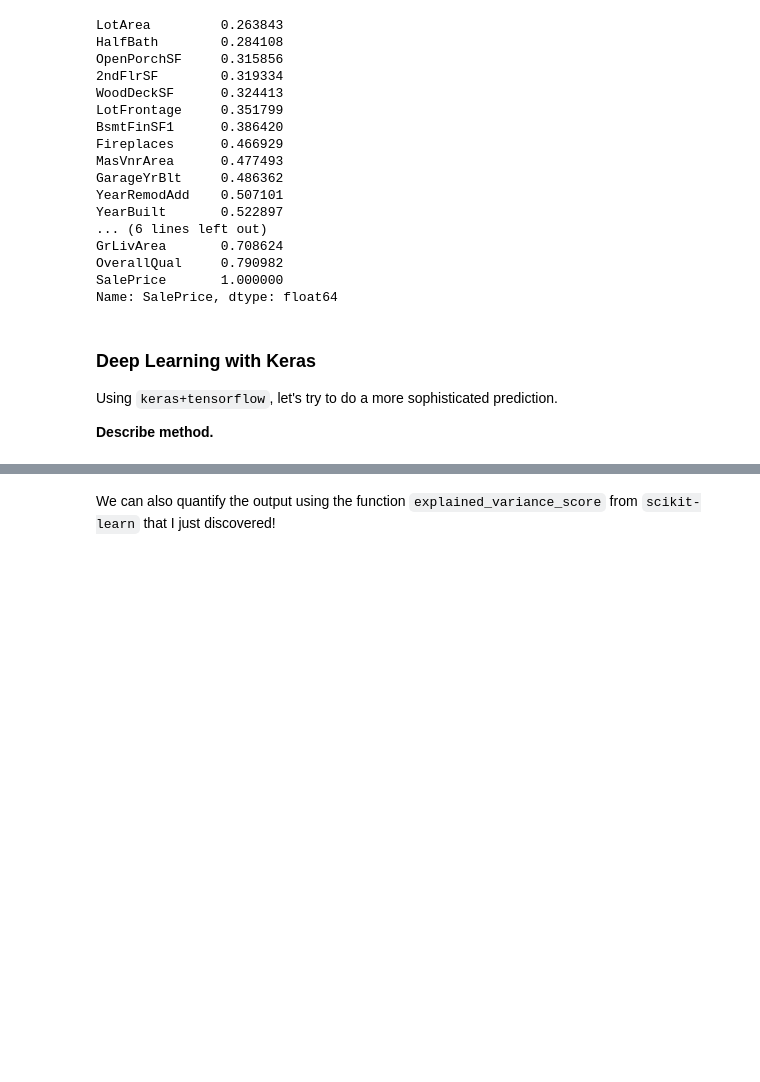
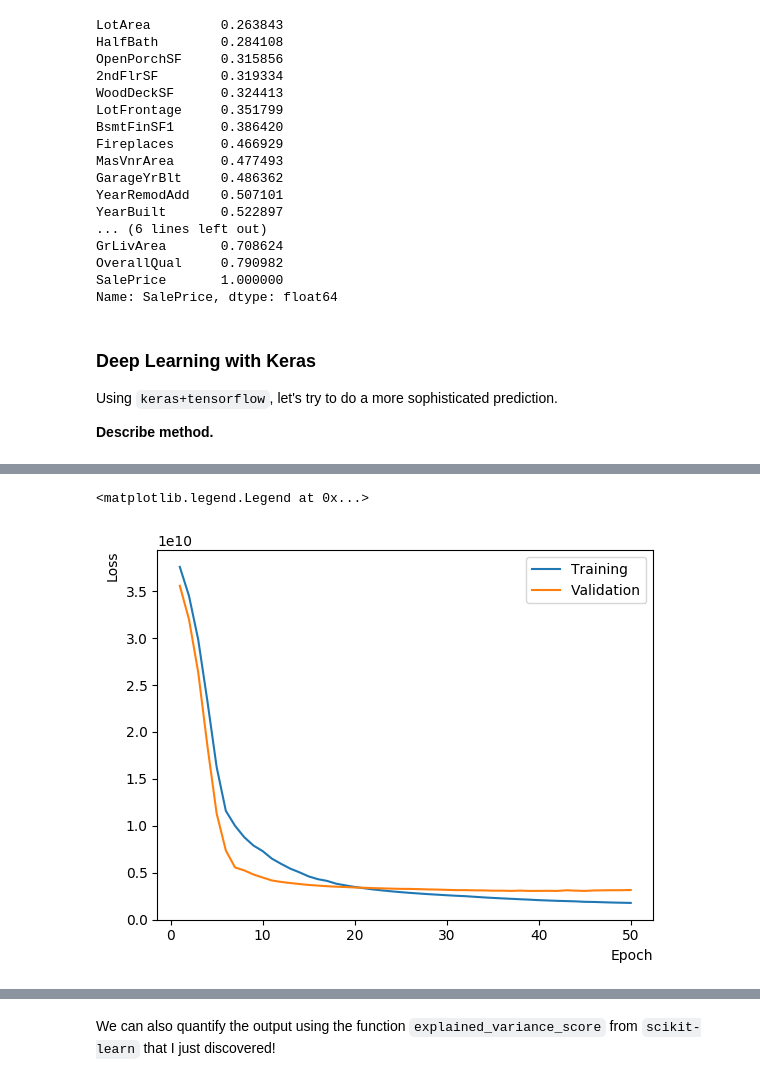
Before and after one commit to demarley/figment, a Jupyter notebook: python/2-housing_prices.ipynb, the cells around one changed output, grey strips where cells are left out. Drawn from its saved outputs; the diff is of its cells as text; code cells hidden in the pictures; blank space fills up the shorter version.

```diff
--- a/python/2-housing_prices.ipynb
+++ b/python/2-housing_prices.ipynb
@@ -148,3 +147,21 @@ Epoch 50/50
+# %%
+# Plot the loss for training and validation sets
+fig,ax = plt.subplots()
+
+loss     = history.history['loss']
+val_loss = history.history.get('val_loss')
+
+x = range(1,len(loss)+1)
+plt.plot(x,loss,    label='Training')
+plt.plot(x,val_loss,label="Validation")
+
+plt.xlabel('Epoch',ha='right',va='top',   position=(1,0))
+plt.ylabel('Loss', ha='right',va='bottom',position=(0,1))
+
+plt.legend(loc=0,numpoints=1)
+# %% [output]
+<matplotlib.legend.Legend at 0x...>
+[figure, added]
 # %%
 predictions = model.predict(X_test).flatten()
 values      = np.divide((np.asarray(predictions) - Y_test),Y_test)        # offsets to compare predicted and actual value
```
Also changed, not shown: parts of 22 cells of this notebook.
